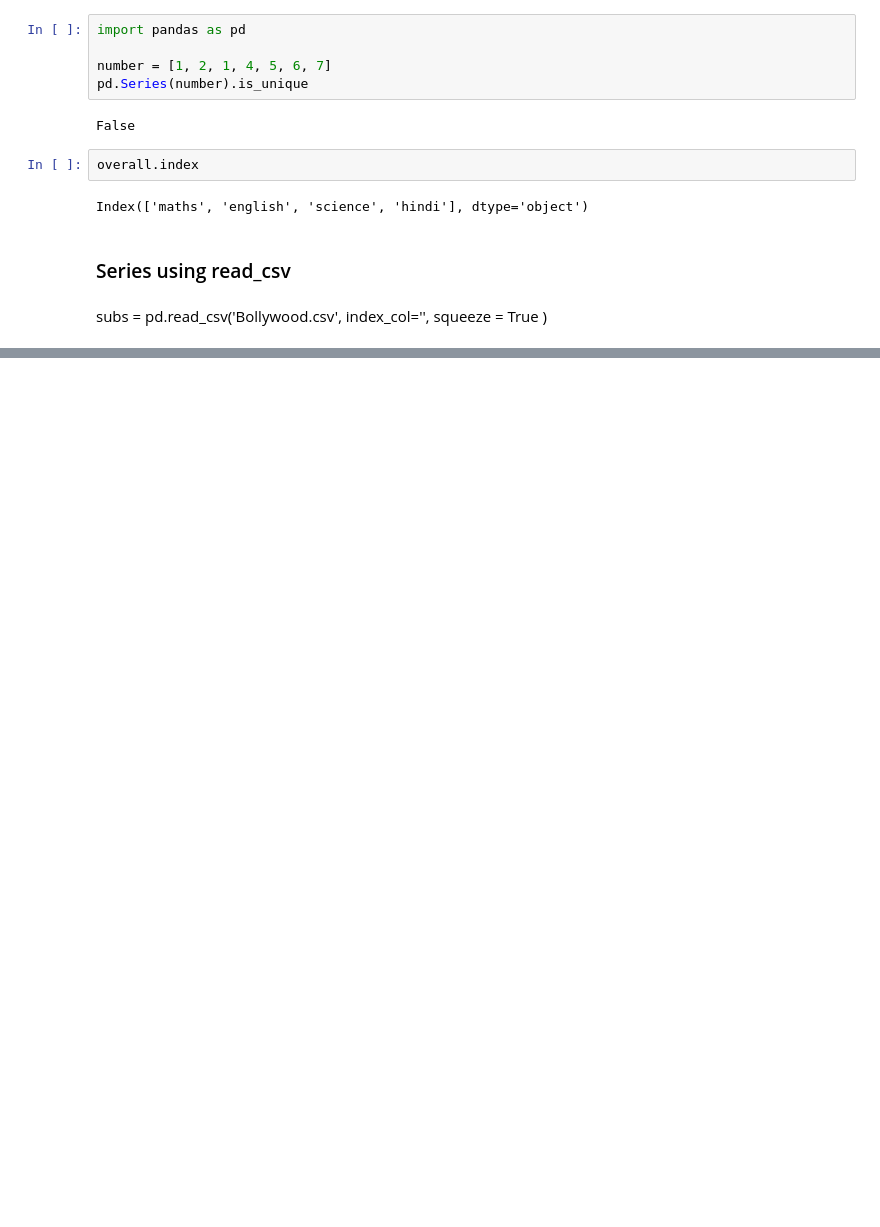
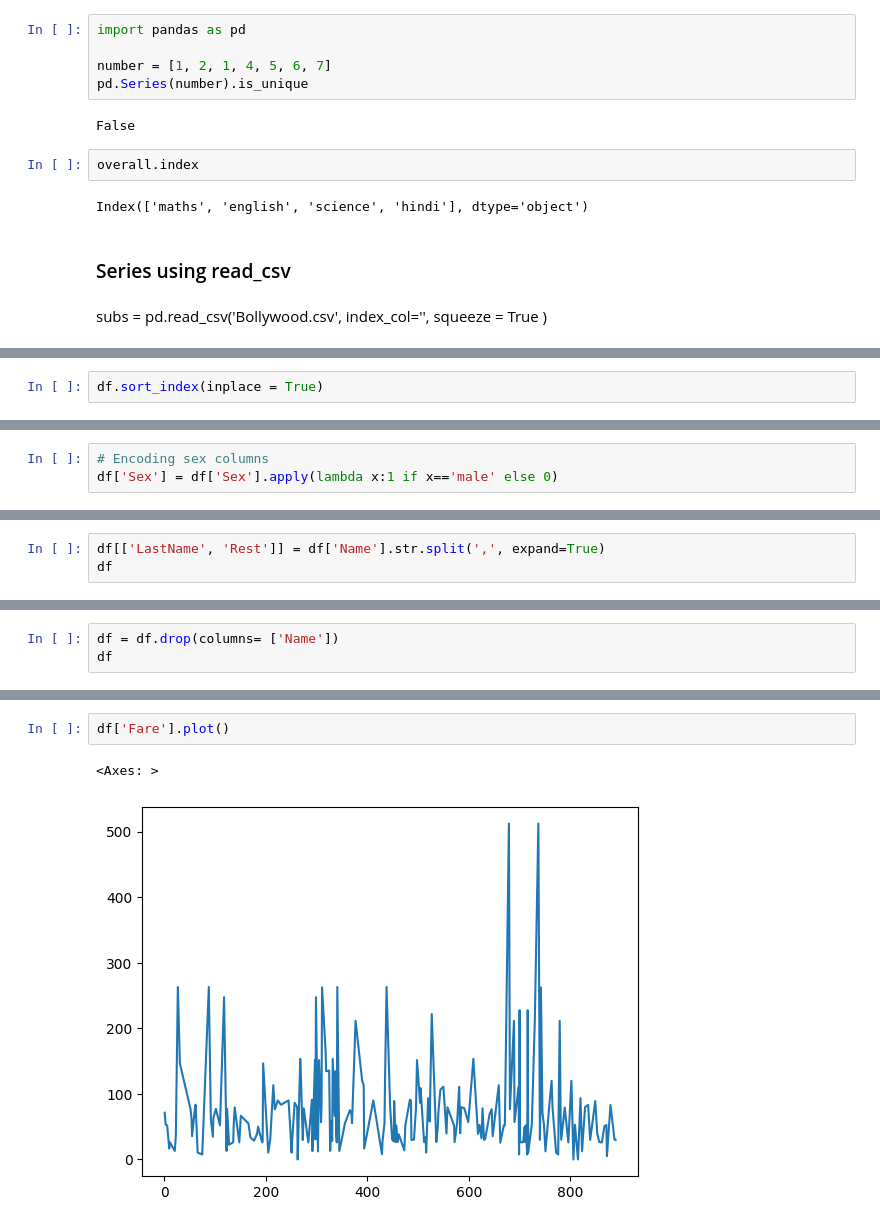
Before and after one commit to rahulchand017/Data_Science, a Jupyter notebook: Revise/Libraries/Pandas/Pandas.ipynb, the cells around one changed output, grey strips where cells are left out. Drawn from its saved outputs; the diff is of its cells as text; blank space fills up the shorter version.

```diff
--- a/Revise/Libraries/Pandas/Pandas.ipynb
+++ b/Revise/Libraries/Pandas/Pandas.ipynb
@@ -38,0 +221,2 @@ subs = pd.read_csv('Bollywood.csv', index_col='', squeeze = True )
+# %%
+df.sort_index(inplace = True)
@@ -38,0 +232,3 @@ subs = pd.read_csv('Bollywood.csv', index_col='', squeeze = True )
+# %%
+# Encoding sex columns
+df['Sex'] = df['Sex'].apply(lambda x:1 if x=='male' else 0)
@@ -38,0 +269,3 @@ subs = pd.read_csv('Bollywood.csv', index_col='', squeeze = True )
+# %%
+df[['LastName', 'Rest']] = df['Name'].str.split(',', expand=True)
+df
@@ -38,0 +298,3 @@ subs = pd.read_csv('Bollywood.csv', index_col='', squeeze = True )
+# %%
+df = df.drop(columns= ['Name'])
+df
@@ -38,0 +331,5 @@ subs = pd.read_csv('Bollywood.csv', index_col='', squeeze = True )
+# %%
+df['Fare'].plot()
+# %% [output]
+<Axes: >
+[figure, added]
```
Also changed, not shown: parts of 29 cells of this notebook.
